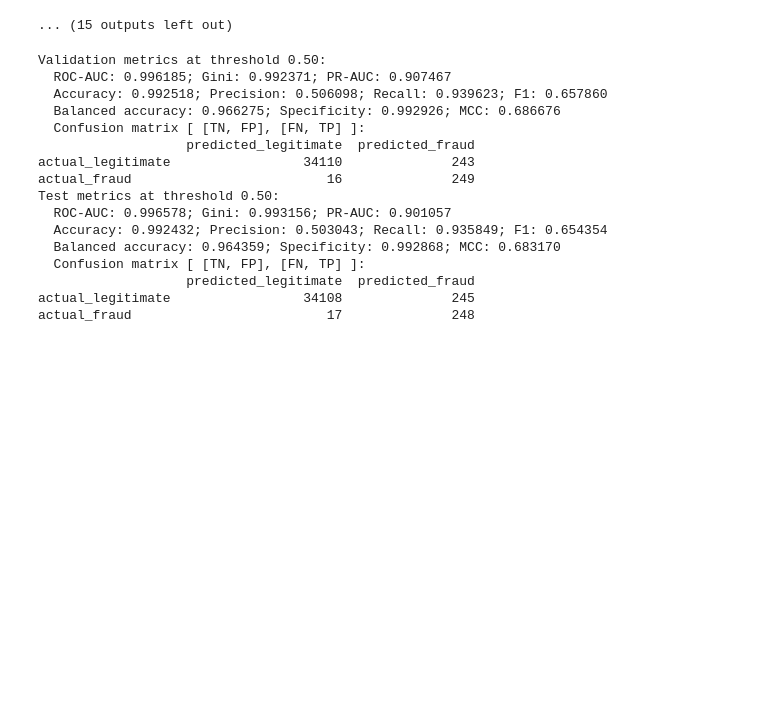
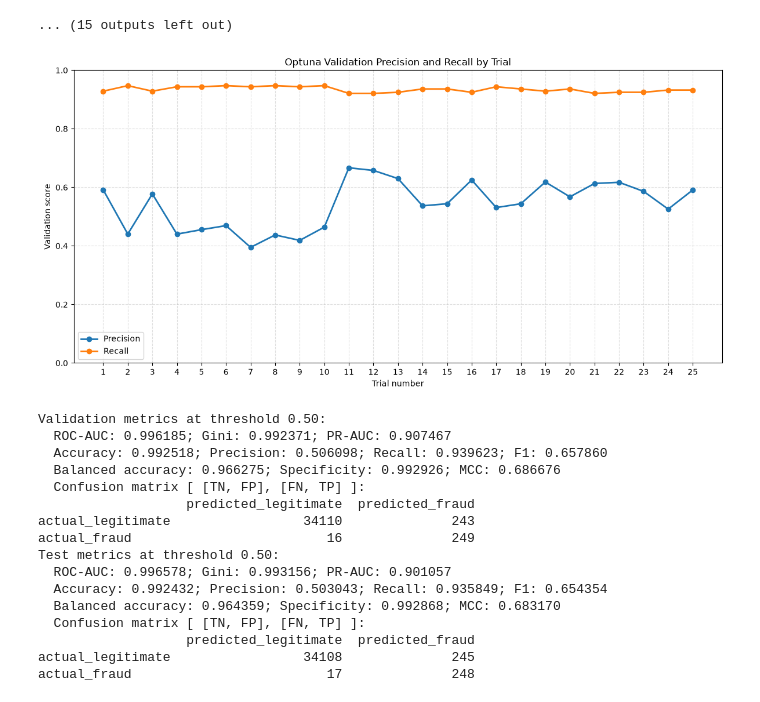
Before and after one commit to vijaytakbhate2002/real-time-fraud-transaction-detection-system, a Jupyter notebook: model_development/challenger_model_development.ipynb, the cells around one changed output. Saved outputs shown, nothing was run; the diff lists cells and outputs as text; code cells hidden in the pictures; blank space fills up the shorter version.

Commit message:
Found sweat spot of precision and recall tradeoff | ran optuna search

```diff
--- a/model_development/challenger_model_development.ipynb
+++ b/model_development/challenger_model_development.ipynb
@@ -300,6 +297,45 @@ Current validation precision/recall: 0.5298 / 0.9396
 [I 2026-10-11 13:47:14,766] Trial 8 finished with values: [0.4187604690117253, 0.9433962264150944] and parameters: {'n_estimators': 1273, 'max_depth': 6, 'learning_rate': 0.016275108168921748, 'subsam ...
 [I 2026-10-11 13:48:34,917] Trial 9 finished with values: [0.46395563770794823, 0.9471698113207547] and parameters: {'n_estimators': 1598, 'max_depth': 5, 'learning_rate': 0.020160544169422485, 'subsa ...
 ... (15 outputs left out)
+# %%
+import matplotlib.pyplot as plt
+
+optuna_results_path = (
+    project_root / "model_development" / "artifacts"
+    / "optuna_precision_recall_trials.csv"
+)
+optuna_results = pd.read_csv(optuna_results_path)
+required_plot_columns = {"number", "values_0", "values_1", "state"}
+missing_plot_columns = required_plot_columns - set(optuna_results.columns)
+if missing_plot_columns:
+    raise ValueError(
+        f"Optuna results CSV is missing columns: {sorted(missing_plot_columns)}"
+    )
+
+completed_results = optuna_results.loc[
+    optuna_results["state"].astype(str).str.upper().eq("COMPLETE")
+].sort_values("number")
+if completed_results.empty:
+    raise ValueError(f"No completed Optuna trials found in {optuna_results_path}")
+
+trial_numbers = completed_results["number"].astype(int) + 1
+trial_precisions = completed_results["values_0"]
+trial_recalls = completed_results["values_1"]
+
+fig, ax = plt.subplots(figsize=(12, 6))
+ax.plot(trial_numbers, trial_precisions, marker="o", linewidth=2, label="Precision")
+ax.plot(trial_numbers, trial_recalls, marker="o", linewidth=2, label="Recall")
+ax.set_title("Optuna Validation Precision and Recall by Trial")
+ax.set_xlabel("Trial number")
+ax.set_ylabel("Validation score")
+ax.set_ylim(0, 1)
+ax.set_xticks(trial_numbers)
+ax.grid(True, linestyle="--", alpha=0.4)
+ax.legend()
+fig.tight_layout()
+plt.show()
+# %% [output]
+[figure, added]
 # %%
 # Report threshold-based and probability-based metrics for both validation and test splits.
 prediction_threshold = 0.5
```
Also changed, not shown: parts of 1 cell of this notebook, 11 other files.
